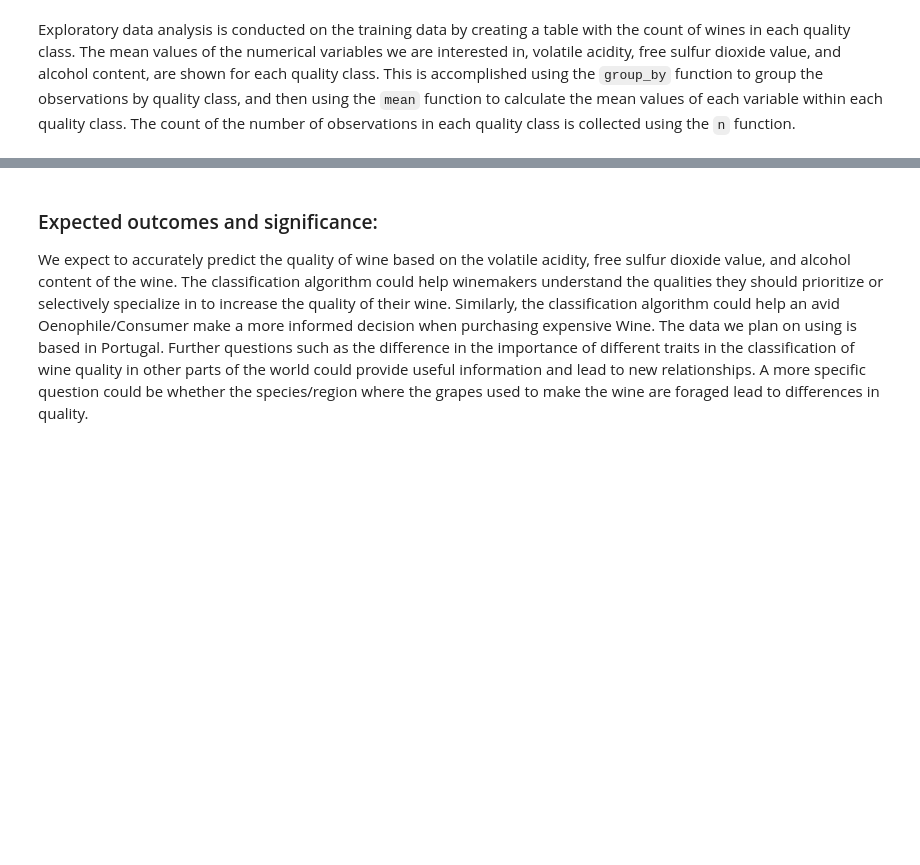
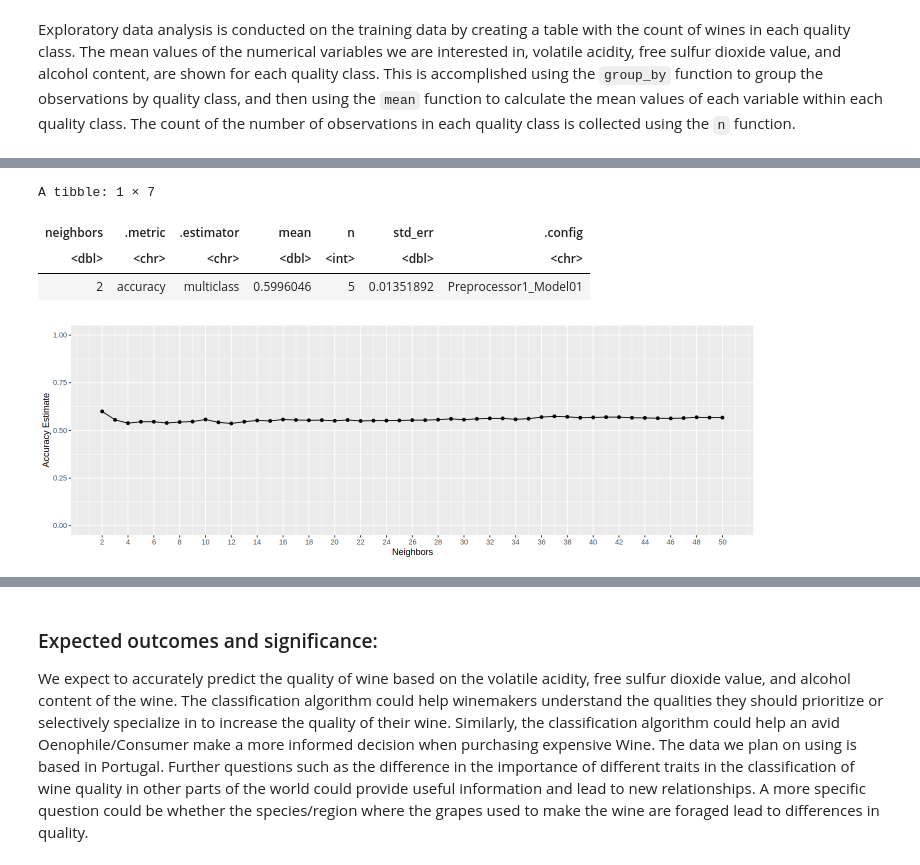
Before and after one commit to rahim620/DSCI100-PROJECT-FALL23, a Jupyter notebook: wine_quality.ipynb, the cells around one changed output, grey strips where cells are left out. Drawn from its saved outputs; the diff is of its cells as text; code cells hidden in the pictures; blank space fills up the shorter version.

```diff
--- a/wine_quality.ipynb
+++ b/wine_quality.ipynb
@@ -153,0 +148,26 @@ List of 1
+# %%
+# Plot the accuracy for different k values
+options(repr.plot.width = 12, repr.plot.height = 4)
+
+accuracies_unbalanced <- results_unbalanced |>
+    filter(.metric == "accuracy")
+
+accuracy_unbalanced_plot <- ggplot(accuracies_unbalanced, aes(x = neighbors, y = mean)) +
+    geom_point() +
+    geom_line() +
+    labs(x = "Neighbors", y = "Accuracy Estimate") +
+    scale_x_continuous(breaks = seq(2, 50, by = 2)) +  # adjusting the x-axis
+    scale_y_continuous(limits = c(0, 1)) # adjusting the y-axis
+
+k_unbalanced <- accuracies_unbalanced |>
+    arrange(-mean) |>
+    slice(1)
+
+k_unbalanced
+accuracy_unbalanced_plot
+# %% [output]
+A tibble: 1 × 7
+| neighbors | .metric | .estimator | mean | n | std_err | .config |
+| <dbl> | <chr> | <chr> | <dbl> | <int> | <dbl> | <chr> |
+| 2 | accuracy | multiclass | 0.5996046 | 5 | 0.01351892 | Preprocessor1_Model01 |
+[figure, added]
```
Also changed, not shown: parts of 16 cells of this notebook.
